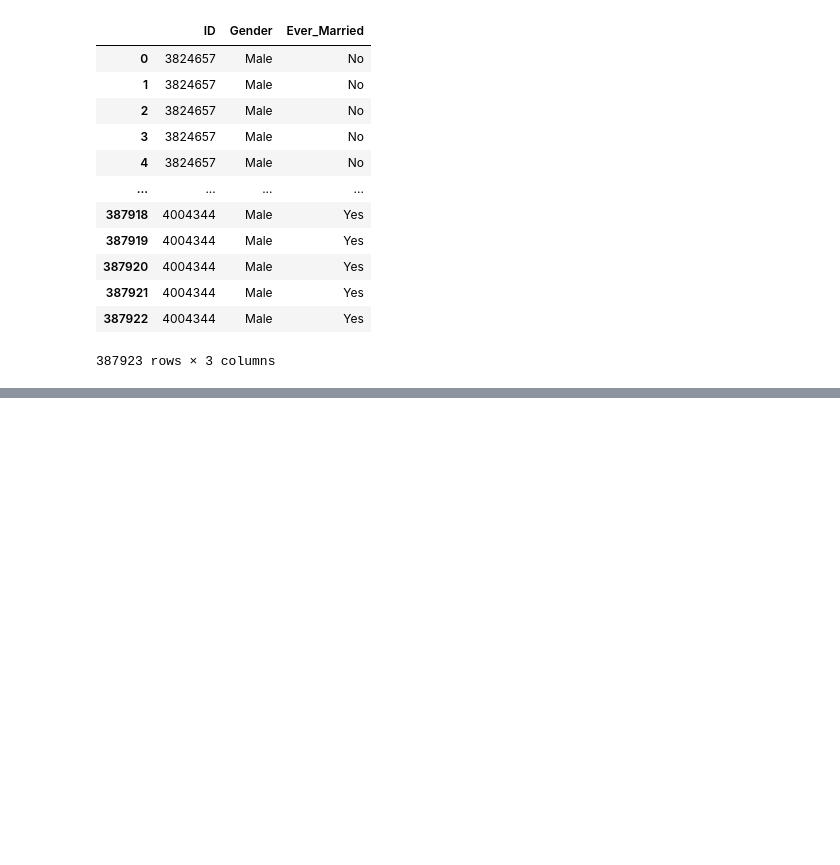
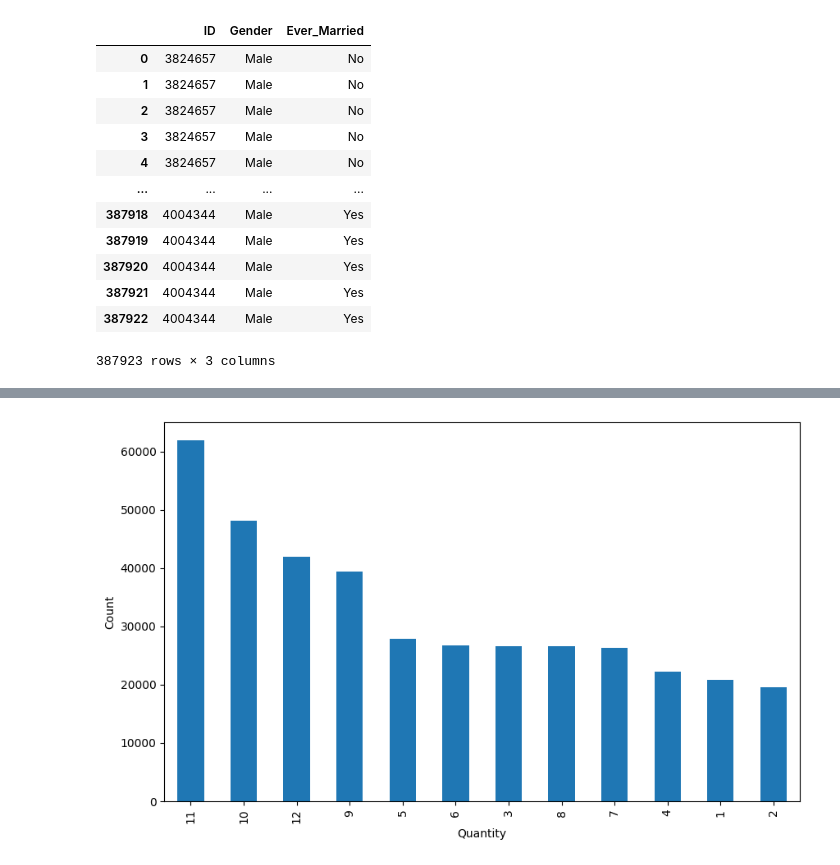
Before and after one commit to DhananJayKumarMV/Customer_Segmentation, a Jupyter notebook: Customer_Segmentation.ipynb, the cells around one changed output, grey strips where cells are left out. Saved outputs shown, nothing was run; the diff lists cells and outputs as text; code cells hidden in the pictures; blank space fills up the shorter version.

```diff
--- a/Customer_Segmentation.ipynb
+++ b/Customer_Segmentation.ipynb
@@ -742,0 +1009,7 @@ preprocessed_data2[['ID','Gender','Ever_Married']]
+# %%
+preprocessed_data3['InvoiceMonth'].value_counts().plot(kind='bar', figsize=(10, 6))
+plt.xlabel('Quantity')
+plt.ylabel('Count')
+plt.show()
+# %% [output]
+[figure, added]
```
Also changed, not shown: parts of 99 cells of this notebook.
